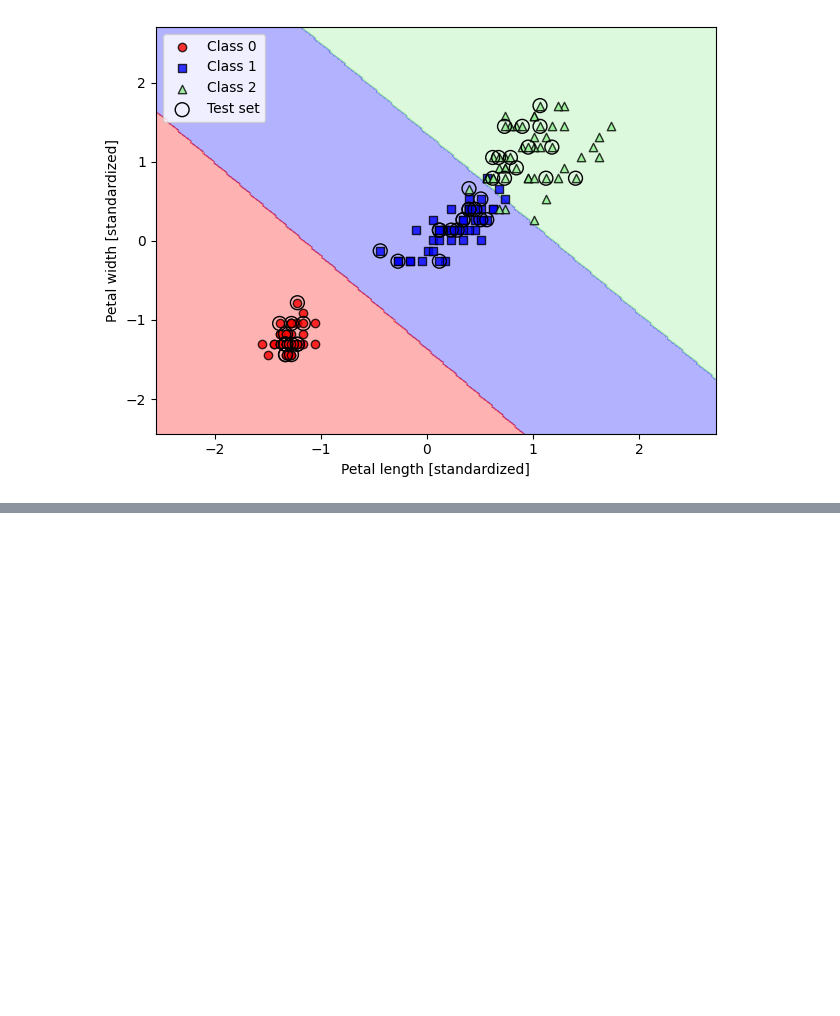
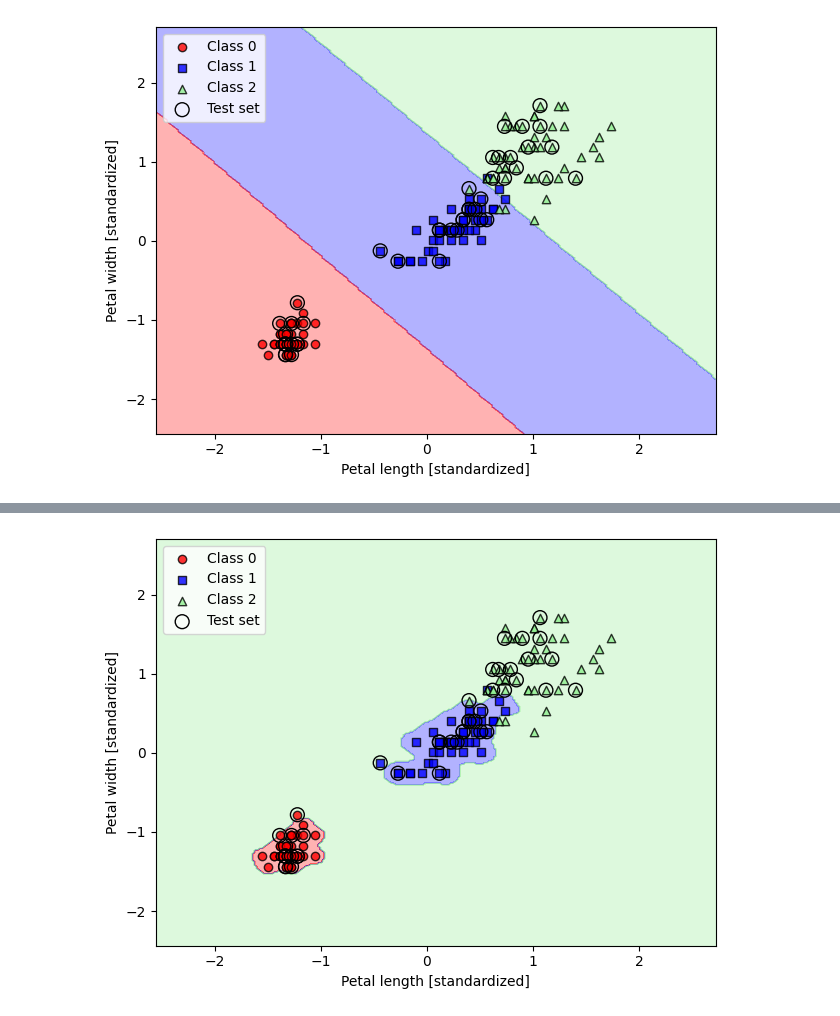
Before and after one commit to LuchoValr/machine_sebastian, a Jupyter notebook: Cap3.ipynb, the cells around one changed output, grey strips where cells are left out. Drawn from its saved outputs; the diff is of its cells as text; code cells hidden in the pictures; blank space fills up the shorter version.

```diff
--- a/Cap3.ipynb
+++ b/Cap3.ipynb
@@ -374,0 +436,16 @@ plt.show()
+# %%
+#Now, let’s increase the value of 𝛾𝛾 and observe the effect on the decision boundary
+svm = SVC(kernel='rbf', random_state=1, gamma=100.0, C=1.0)
+svm.fit(X_train_std, y_train)
+plot_decision_regions(X_combined_std,
+                      y_combined, classifier=svm,
+                      test_idx=range(105,150))
+plt.xlabel('Petal length [standardized]')
+plt.ylabel('Petal width [standardized]')
+plt.legend(loc='upper left')
+plt.tight_layout()
+plt.show()
+#Although the model fits the training dataset very well,
+#such a classifier will likely have a high generalization error on unseen data
+# %% [output]
+[figure, added]
```
Also changed, not shown: parts of 13 cells of this notebook.
